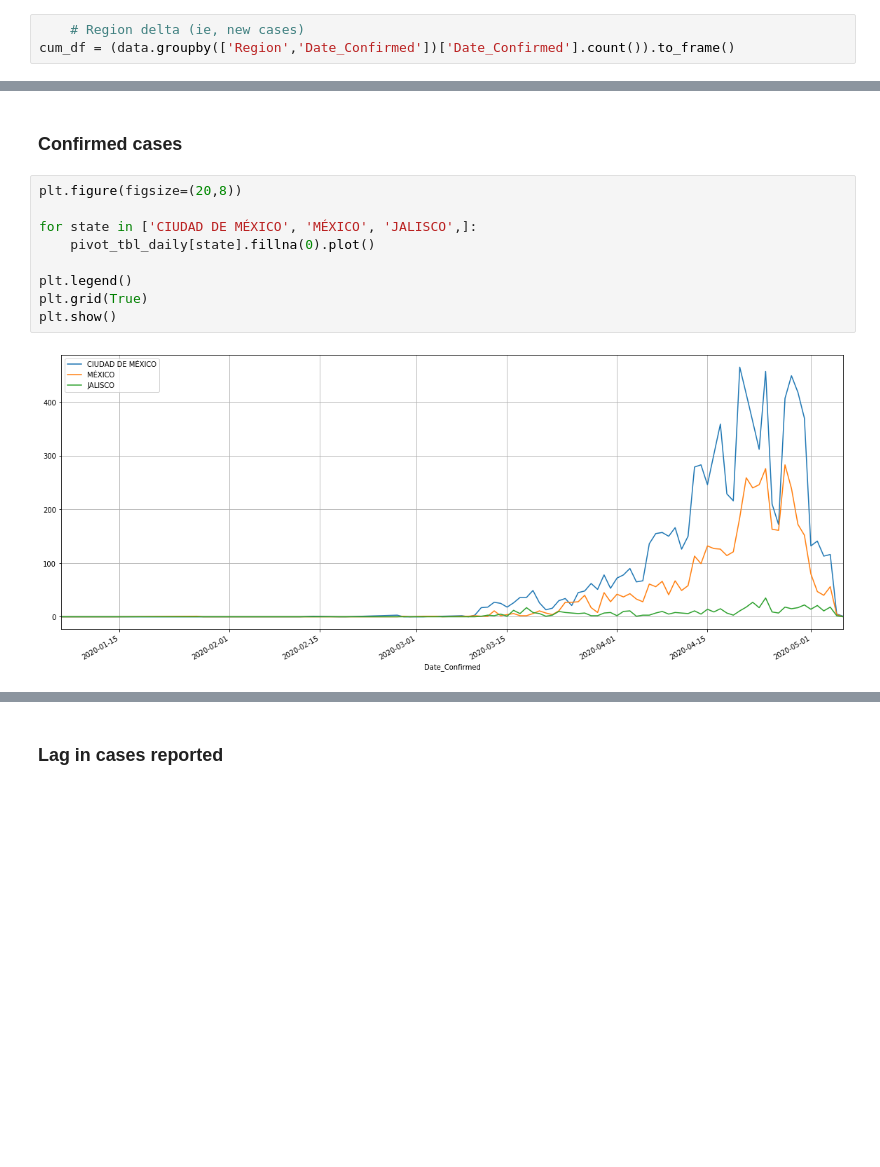
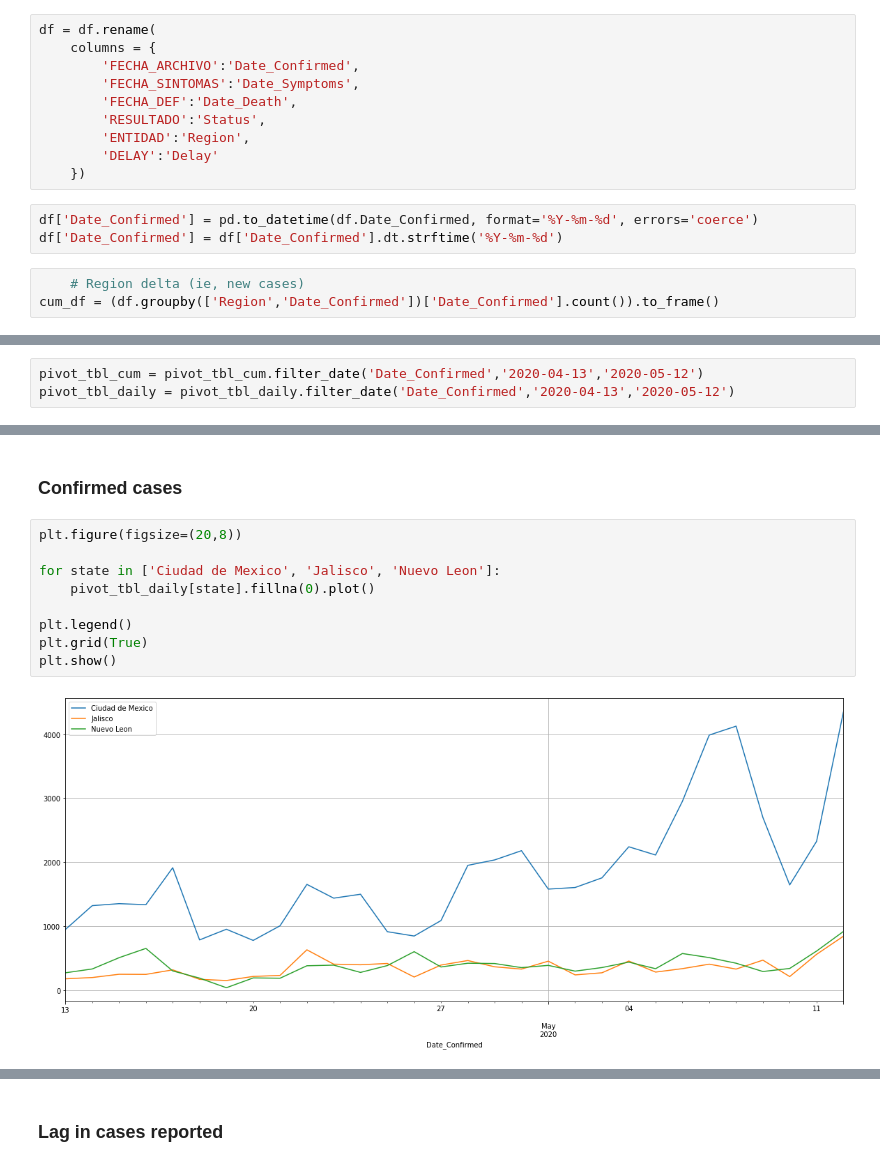
Before and after one commit to marianarf/covid19_mexico_analysis, a Jupyter notebook: mexico_cases_by_date.ipynb, the cells around one changed output, grey strips where cells are left out. Drawn from its saved outputs; the diff is of its cells as text; blank space fills up the shorter version.

Commit message:
New data pipeline

```diff
--- a/mexico_cases_by_date.ipynb
+++ b/mexico_cases_by_date.ipynb
@@ -48,6 +41,19 @@ data.isnull().values.sum()
+# %%
+df = df.rename(
+    columns = {
+        'FECHA_ARCHIVO':'Date_Confirmed',
+        'FECHA_SINTOMAS':'Date_Symptoms',
+        'FECHA_DEF':'Date_Death',
+        'RESULTADO':'Status',
+        'ENTIDAD':'Region',
+        'DELAY':'Delay'
+    })
+# %%
+df['Date_Confirmed'] = pd.to_datetime(df.Date_Confirmed, format='%Y-%m-%d', errors='coerce')
+df['Date_Confirmed'] = df['Date_Confirmed'].dt.strftime('%Y-%m-%d')
 # %%
     # Region delta (ie, new cases)
-cum_df = (data.groupby(['Region','Date_Confirmed'])['Date_Confirmed'].count()).to_frame()
+cum_df = (df.groupby(['Region','Date_Confirmed'])['Date_Confirmed'].count()).to_frame()
 # %%
     # Rename because duplicate index
 cum_df['Region_Delta'] = cum_df['Date_Confirmed']
@@ -93,3 +101,6 @@ pivot_tbl_daily = pivot_tbl_daily.set_index(pd.DatetimeIndex(pivot_tbl_daily['Da
+# %%
+pivot_tbl_cum = pivot_tbl_cum.filter_date('Date_Confirmed','2020-04-13','2020-05-12')
+pivot_tbl_daily = pivot_tbl_daily.filter_date('Date_Confirmed','2020-04-13','2020-05-12')
 # %%
 from numpy import *
 import math
@@ -99,14 +110,14 @@ import matplotlib.pyplot as plt
 # %%
 plt.figure(figsize=(20,8))
 
-for state in ['CIUDAD DE MÉXICO', 'MÉXICO', 'JALISCO',]:
+for state in ['Ciudad de Mexico', 'Jalisco', 'Nuevo Leon']:
     pivot_tbl_daily[state].fillna(0).plot()
 
 plt.legend()
 plt.grid(True)
 plt.show()
 # %% [output]
-[figure, old version]
+[figure, new version]
 # %%
 plt.figure(figsize=(20,8))
 
```
Also changed, not shown: parts of 23 cells of this notebook, 21 other files.
